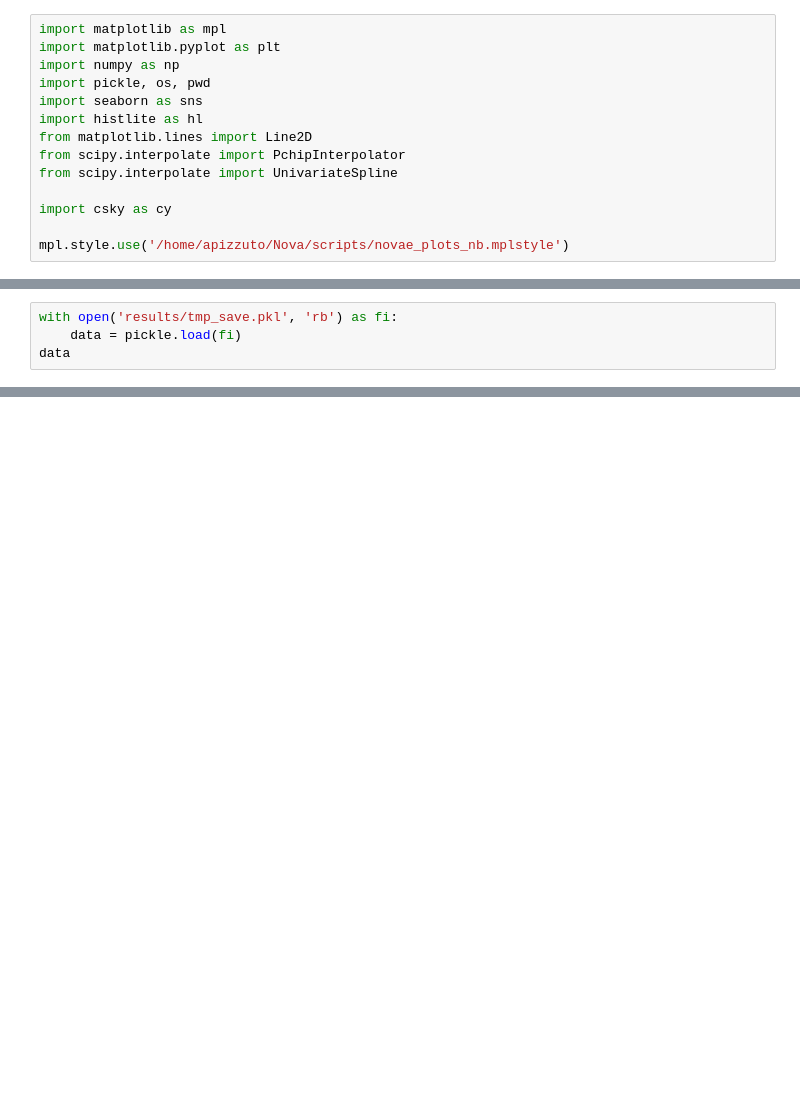
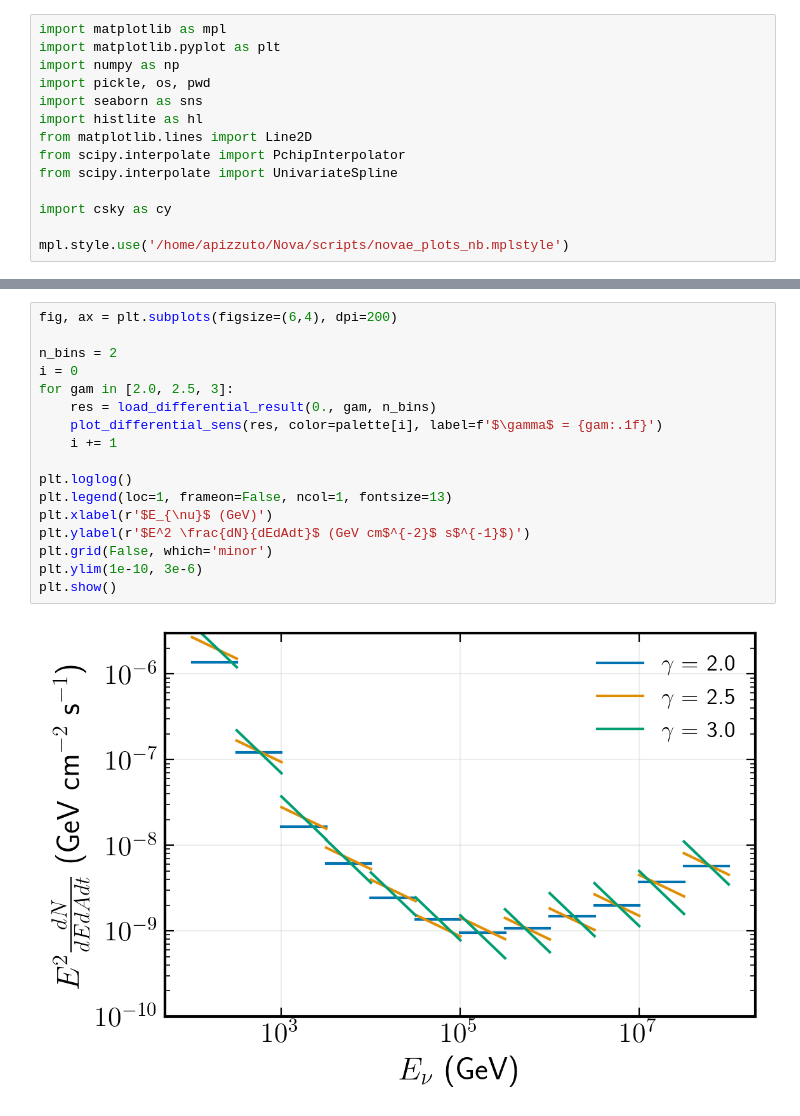
Before and after one commit to apizzuto/central_energies, a Jupyter notebook: differential_sens/model_rejection_factors.ipynb, the cells around one changed output, grey strips where cells are left out. Drawn from its saved outputs; the diff is of its cells as text; blank space fills up the shorter version.

```diff
--- a/differential_sens/model_rejection_factors.ipynb
+++ b/differential_sens/model_rejection_factors.ipynb
@@ -146,4 +16,0 @@ with open('results/tmp_save.pkl', 'wb') as f:
-# %%
-with open('results/tmp_save.pkl', 'rb') as fi:
-    data = pickle.load(fi)
-data
@@ -322,0 +159,19 @@ for name, model in model_splines.items():
+# %%
+fig, ax = plt.subplots(figsize=(6,4), dpi=200)
+
+n_bins = 2
+i = 0
+for gam in [2.0, 2.5, 3]:
+    res = load_differential_result(0., gam, n_bins)
+    plot_differential_sens(res, color=palette[i], label=f'$\gamma$ = {gam:.1f}')
+    i += 1
+
+plt.loglog()
+plt.legend(loc=1, frameon=False, ncol=1, fontsize=13)
+plt.xlabel(r'$E_{\nu}$ (GeV)')
+plt.ylabel(r'$E^2 \frac{dN}{dEdAdt}$ (GeV cm$^{-2}$ s$^{-1}$)')
+plt.grid(False, which='minor')
+plt.ylim(1e-10, 3e-6)
+plt.show()
+# %% [output]
+[figure, added]
```
Also changed, not shown: parts of 25 cells of this notebook, 3 other files.
